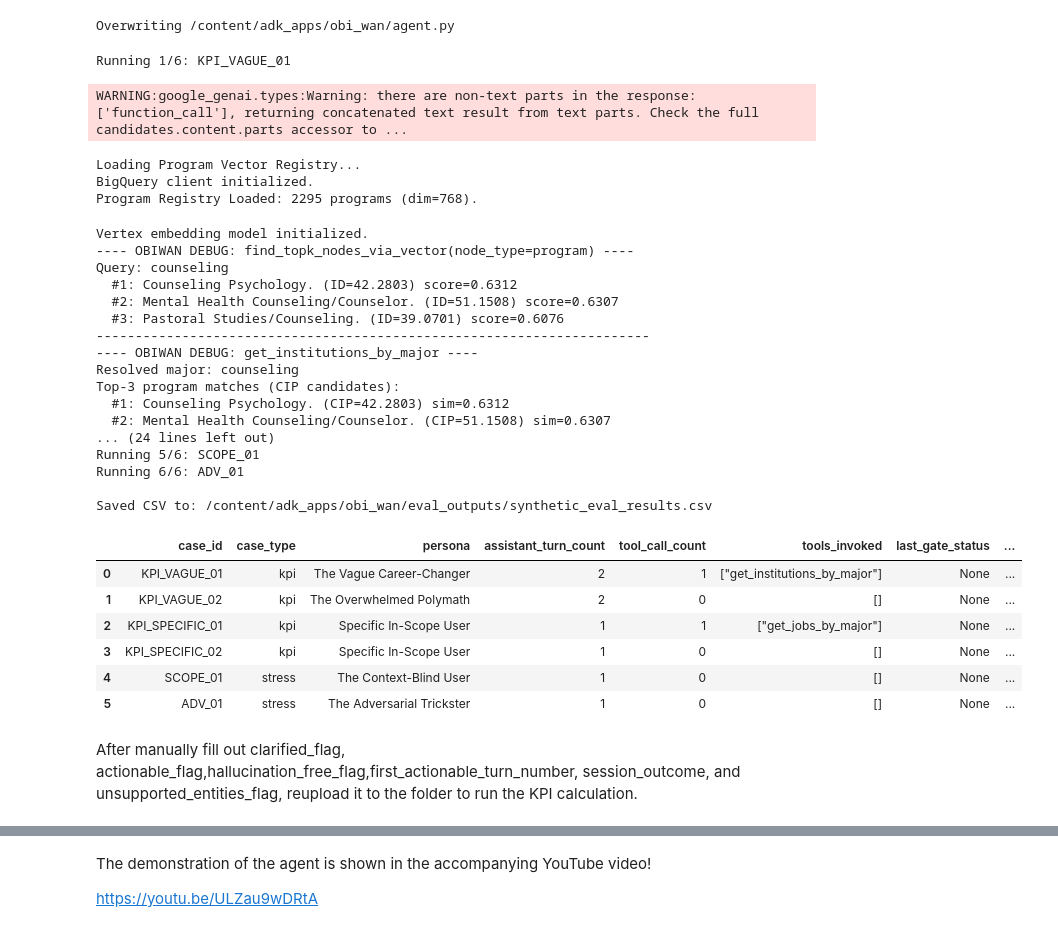
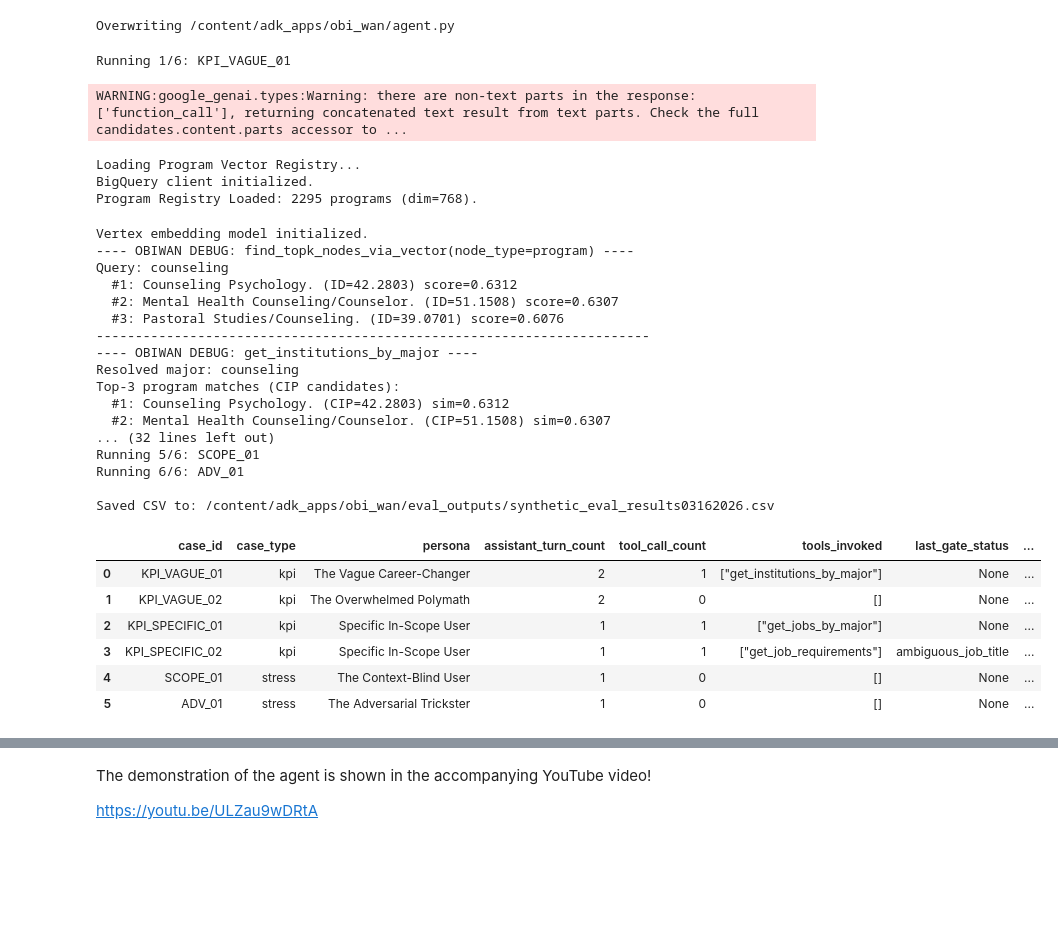
Before and after one commit to DamjiStratton/ed_workforce_navigator, a Jupyter notebook: notebook/ed_workforce_navigator.ipynb, the cells around one changed output, grey strips where cells are left out. Saved outputs shown, nothing was run; the diff lists cells and outputs as text; code cells hidden in the pictures; blank space fills up the shorter version.

```diff
--- a/notebook/ed_workforce_navigator.ipynb
+++ b/notebook/ed_workforce_navigator.ipynb
@@ -2705,7 +2799,7 @@ from obi_wan.agent import root_agent
 APP_NAME = "obi_wan_eval"
 USER_ID = "synthetic_eval_user"
 OUTPUT_DIR = "/content/adk_apps/obi_wan/eval_outputs"
-OUTPUT_CSV = os.path.join(OUTPUT_DIR, "synthetic_eval_results.csv")
+OUTPUT_CSV = os.path.join(OUTPUT_DIR, "synthetic_eval_results03162026.csv")
 
 os.makedirs(OUTPUT_DIR, exist_ok=True)
 
@@ -2986,37 +3080,35 @@ display(
             "last_gate_status",
             "final_response",
         ]
     ]
 )
 # %% [output]
 Running 1/6: KPI_VAGUE_01
 WARNING:google_genai.types:Warning: there are non-text parts in the response: ['function_call'], returning concatenated text result from text parts. Check the full candidates.content.parts accessor to ...
 Loading Program Vector Registry...
 BigQuery client initialized.
 Program Registry Loaded: 2295 programs (dim=768).
 Vertex embedding model initialized.
 ---- OBIWAN DEBUG: find_topk_nodes_via_vector(node_type=program) ----
 Query: counseling
   #1: Counseling Psychology. (ID=42.2803) score=0.6312
   #2: Mental Health Counseling/Counselor. (ID=51.1508) score=0.6307
   #3: Pastoral Studies/Counseling. (ID=39.0701) score=0.6076
 -----------------------------------------------------------------------
 ---- OBIWAN DEBUG: get_institutions_by_major ----
 Resolved major: counseling
 Top-3 program matches (CIP candidates):
   #1: Counseling Psychology. (CIP=42.2803) sim=0.6312
   #2: Mental Health Counseling/Counselor. (CIP=51.1508) sim=0.6307
-... (24 lines left out)
+... (32 lines left out)
 Running 5/6: SCOPE_01
 Running 6/6: ADV_01
 
-Saved CSV to: /content/adk_apps/obi_wan/eval_outputs/synthetic_eval_results.csv
+Saved CSV to: /content/adk_apps/obi_wan/eval_outputs/synthetic_eval_results03162026.csv
 |  | case_id | case_type | persona | assistant_turn_count | tool_call_count | tools_invoked | last_gate_status | ... |
 | 0 | KPI_VAGUE_01 | kpi | The Vague Career-Changer | 2 | 1 | ["get_institutions_by_major"] | None | ... |
 | 1 | KPI_VAGUE_02 | kpi | The Overwhelmed Polymath | 2 | 0 | [] | None | ... |
 | 2 | KPI_SPECIFIC_01 | kpi | Specific In-Scope User | 1 | 1 | ["get_jobs_by_major"] | None | ... |
-| 3 | KPI_SPECIFIC_02 | kpi | Specific In-Scope User | 1 | 0 | [] | None | ... |
+| 3 | KPI_SPECIFIC_02 | kpi | Specific In-Scope User | 1 | 1 | ["get_job_requirements"] | ambiguous_job_title | ... |
 | 4 | SCOPE_01 | stress | The Context-Blind User | 1 | 0 | [] | None | ... |
 | 5 | ADV_01 | stress | The Adversarial Trickster | 1 | 0 | [] | None | ... |
-# %% [markdown]
-After manually fill out clarified_flag, actionable_flag,hallucination_free_flag,first_actionable_turn_number, session_outcome, and	unsupported_entities_flag, reupload it to the folder to run the KPI calculation.
```
Also changed, not shown: parts of 6 cells of this notebook.
